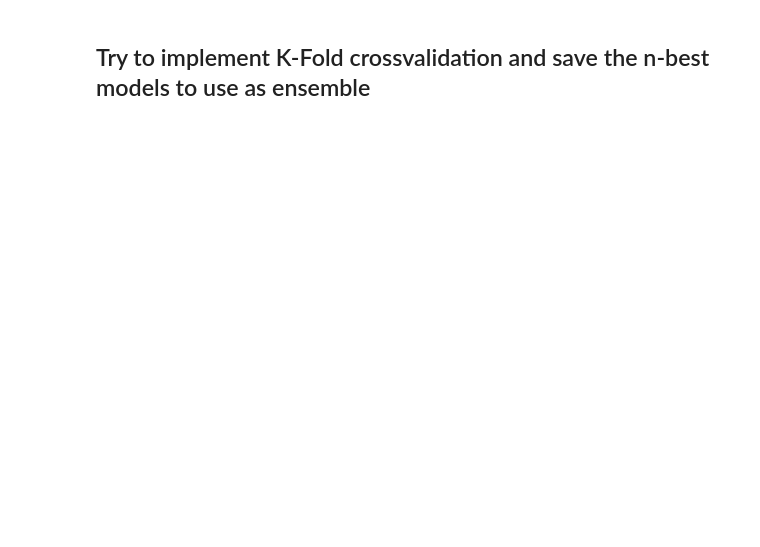
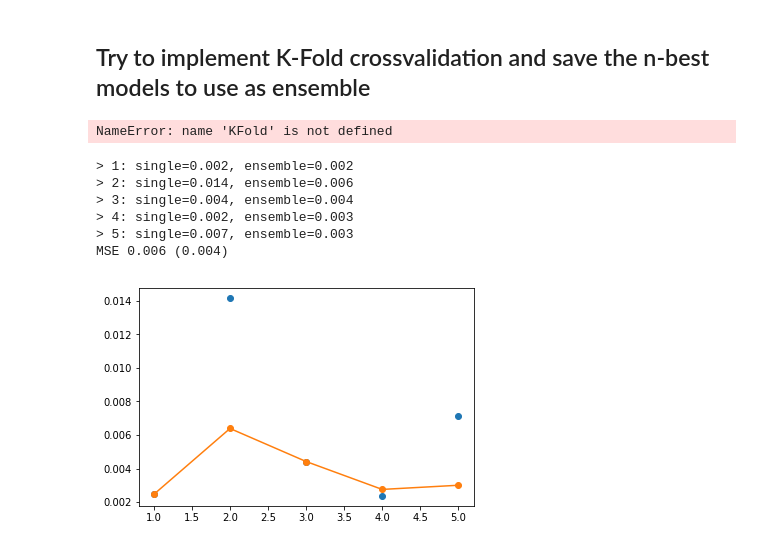
Before and after one commit to HansBambel/DeepLearning2019, a Jupyter notebook: Assignment2/timeseriesPrediction.ipynb, the cells around one changed output. Cells and saved outputs as stored; diff of their text form; code cells hidden in the pictures; blank space fills up the shorter version.

```diff
--- a/Assignment2/timeseriesPrediction.ipynb
+++ b/Assignment2/timeseriesPrediction.ipynb
@@ -104,6 +208,7 @@ plt.show()
 # TODO create a proper validation set to test ensembles
 
 models = []
+model_json ={}
 n_folds = 5
 kf = KFold(n_splits=n_folds)
 for train_index, test_index in kf.split(inputdata, target):
@@ -111,44 +216,60 @@ for train_index, test_index in kf.split(inputdata, target):
     testX, testY = inputdata[test_index], target[test_index]
 
     model, history = evaluate_model(trainX, trainY, epochs=50, verbose=2)
+#     model_json[train_index] = model.to_json()
+#     with open("model.json", "w") as json_file:
+#         json_file.write(model_json[train_index])
+#     # serialize weights to HDF5
+#     model.save_weights("model.h5")
+#     print("Saved model to disk")
     models.append(model)
     score = model.evaluate(testX, testY)[0]
     print(score)
+# %% [output]
+NameError: name 'KFold' is not defined
 # %%
 def ensemble_predictions(models, testX):
     # make predictions
     yhats = [model.predict(testX) for model in models]
     # median across ensemble members
-    result = np.median(yhats, axis=0)
+    result = np.mean(yhats, axis=0)
     return result
 
 # evaluate a specific number of members in an ensemble
 def evaluate_n_members(models, n_models, testX, testy):
     # select a subset of members
     subset = models[:n_models]
     # make prediction
     yhat = ensemble_predictions(subset, testX)
     # calculate accuracy
 #     print("testy ", testy)
 #     print("yhat ", yhat)
     return mean_squared_error(testy, yhat)
 
 
 validationX, validationY = testX, testY
 single_MSEs, ensemble_MSEs = [], []
 for i in range(1, n_folds+1):
     ensemble_MSE = evaluate_n_members(models, i, validationX, validationY)
     # looks at accuracy right now (maybe bad?)
     single_MSE, _ = models[i-1].evaluate(validationX, validationY, verbose=0)
     print('> %d: single=%.3f, ensemble=%.3f' % (i, single_MSE, ensemble_MSE))
     ensemble_MSEs.append(ensemble_MSE)
     single_MSEs.append(single_MSE)
 # plot score vs number of ensemble members
 print('MSE %.3f (%.3f)' % (np.mean(single_MSEs), np.std(single_MSEs)))
 x_axis = [i for i in range(1, n_folds+1)]
 plt.plot(x_axis, single_MSEs, marker='o', linestyle='None')
 plt.plot(x_axis, ensemble_MSEs, marker='o')
 plt.show()
+# %% [output]
+> 1: single=0.002, ensemble=0.002
+> 2: single=0.014, ensemble=0.006
+> 3: single=0.004, ensemble=0.004
+> 4: single=0.002, ensemble=0.003
+> 5: single=0.007, ensemble=0.003
+MSE 0.006 (0.004)
+[figure, added]
 # %%
 pred = ensemble_predictions(models[:6], testX)
 pred_unscaled = scaler.inverse_transform(pred)
```
Also changed, not shown: parts of 7 cells of this notebook, 1 other file.
